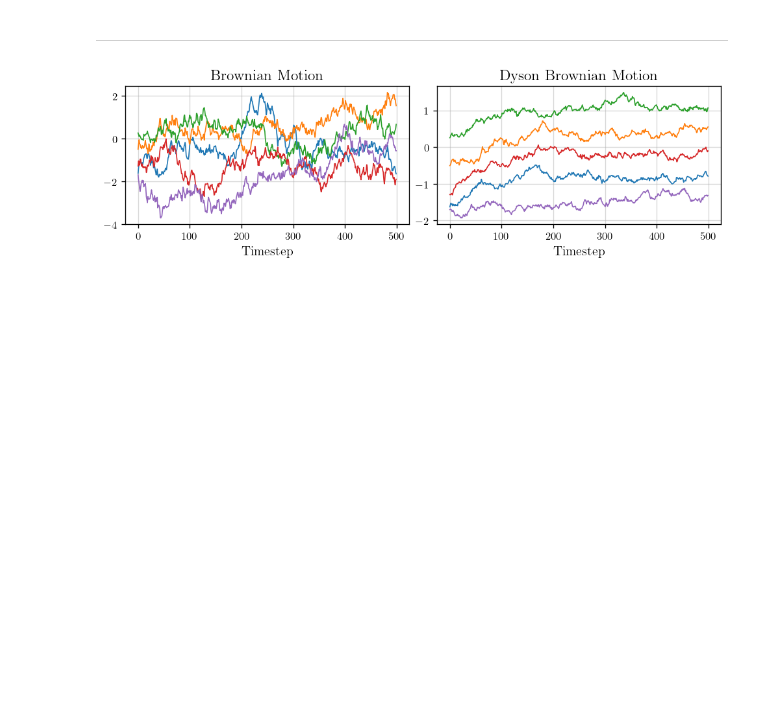
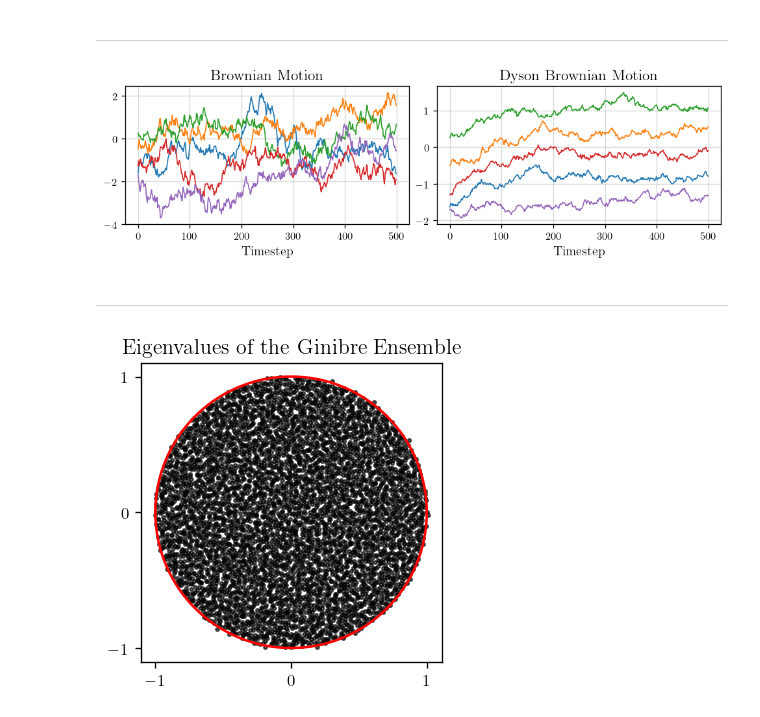
Before and after one commit to fredwdickinson/dissertation, a Jupyter notebook: code/notebooks/06_figures.ipynb, the cells around one changed output. Drawn from its saved outputs; the diff is of its cells as text; code cells hidden in the pictures; blank space fills up the shorter version.

```diff
--- a/code/notebooks/06_figures.ipynb
+++ b/code/notebooks/06_figures.ipynb
@@ -436,3 +436,14 @@ plt.savefig("bm-vs-dbm.pdf", format = "pdf", dpi = 120)
 plt.show()
 # %% [output]
 [figure]
+# %% [markdown]
+---
+# %%
+N = 5000
+sigma2 = 1/N
+std = np.sqrt(sigma2/2)
+
+M = np.random.normal(0, std, size = (N, N)) + 1j*np.random.normal(0, std, size = (N ,N))
+eigs = np.linalg.eigvals(M)
+# %% [output]
+[figure, added]
```
Also changed, not shown: parts of 2 cells of this notebook, 7 other files.
